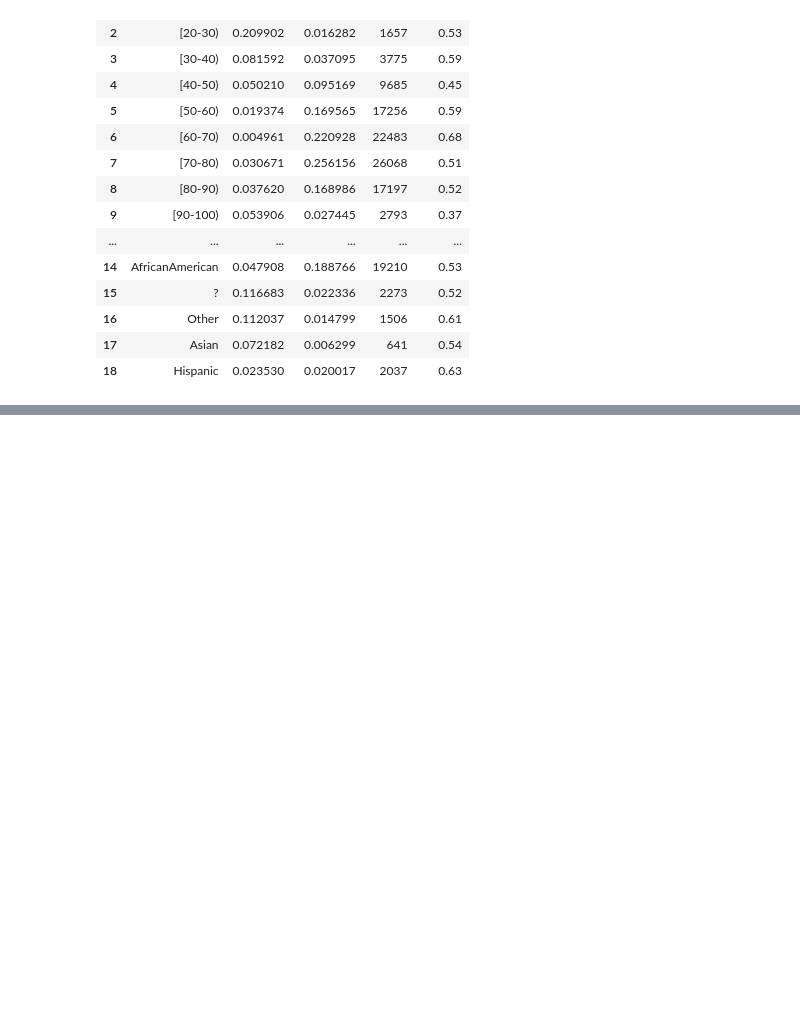
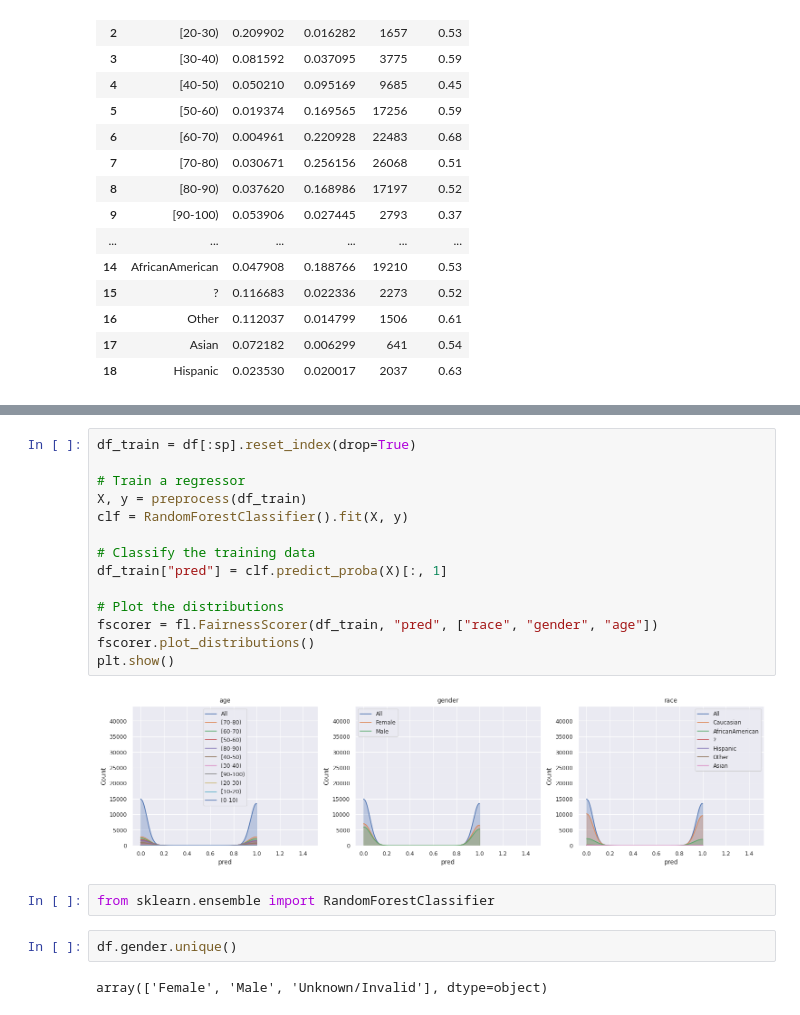
Before and after one commit to skpai/FairnessinAl, a Jupyter notebook: Fairness_in_AI2.ipynb, the cells around one changed output, grey strips where cells are left out. Cells and saved outputs as stored; diff of their text form; blank space fills up the shorter version.

```diff
--- a/Fairness_in_AI2.ipynb
+++ b/Fairness_in_AI2.ipynb
@@ -271,0 +359,22 @@ fscorer.distribution_score(max_comb=1, p_value=True)
+# %%
+df_train = df[:sp].reset_index(drop=True)
+
+# Train a regressor
+X, y = preprocess(df_train)
+clf = RandomForestClassifier().fit(X, y)
+
+# Classify the training data
+df_train["pred"] = clf.predict_proba(X)[:, 1]
+
+# Plot the distributions
+fscorer = fl.FairnessScorer(df_train, "pred", ["race", "gender", "age"])
+fscorer.plot_distributions()
+plt.show()
+# %% [output]
+[figure, added]
+# %%
+from sklearn.ensemble import RandomForestClassifier
+# %%
+df.gender.unique()
+# %% [output]
+array(['Female', 'Male', 'Unknown/Invalid'], dtype=object)
```
Also changed, not shown: parts of 13 cells of this notebook.
